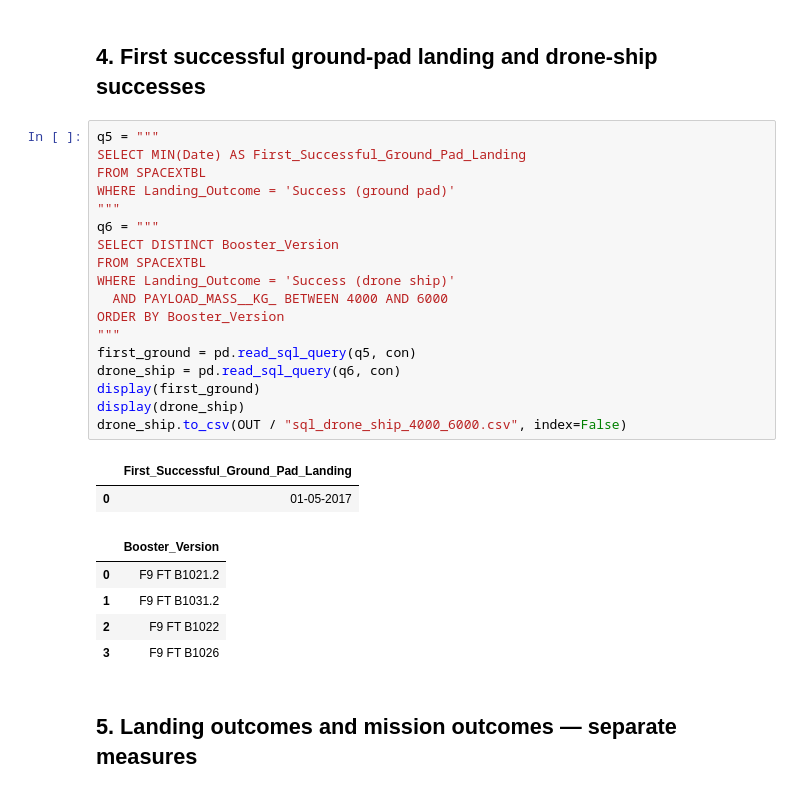
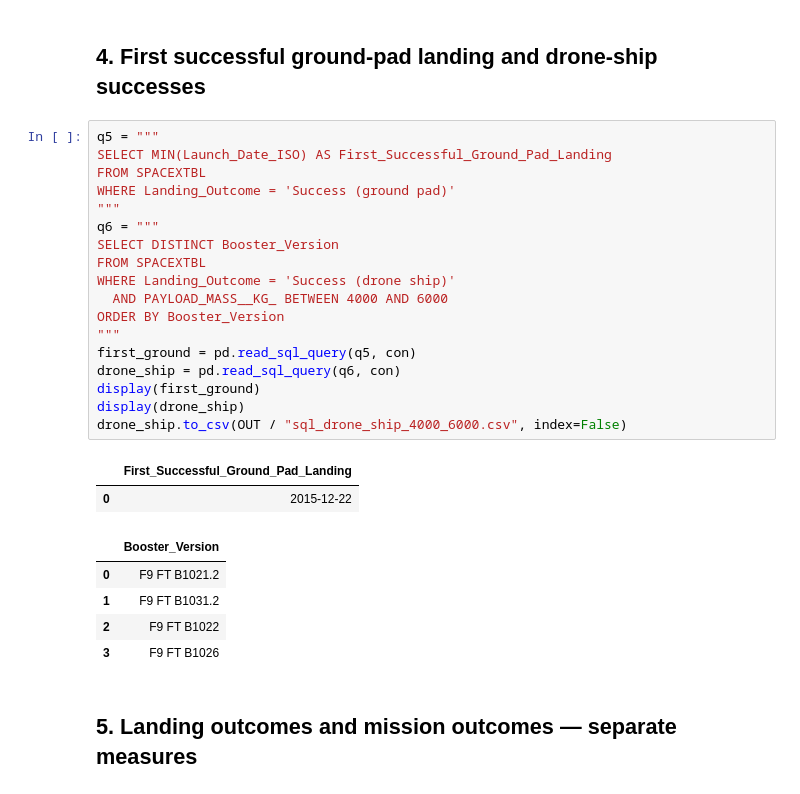
Before and after one commit to HLS-technologies/Data-Science-Capstone-Project-Report, a Jupyter notebook: outputs/executed_eda_sql.ipynb, the cells around one changed output. Drawn from its saved outputs; the diff is of its cells as text.

```diff
--- a/outputs/executed_eda_sql.ipynb
+++ b/outputs/executed_eda_sql.ipynb
@@ -106,25 +114,25 @@ display(avg_f9_v11)
 ## 4. First successful ground-pad landing and drone-ship successes
 # %%
 q5 = """
-SELECT MIN(Date) AS First_Successful_Ground_Pad_Landing
+SELECT MIN(Launch_Date_ISO) AS First_Successful_Ground_Pad_Landing
 FROM SPACEXTBL
 WHERE Landing_Outcome = 'Success (ground pad)'
 """
 q6 = """
 SELECT DISTINCT Booster_Version
 FROM SPACEXTBL
 WHERE Landing_Outcome = 'Success (drone ship)'
   AND PAYLOAD_MASS__KG_ BETWEEN 4000 AND 6000
 ORDER BY Booster_Version
 """
 first_ground = pd.read_sql_query(q5, con)
 drone_ship = pd.read_sql_query(q6, con)
 display(first_ground)
 display(drone_ship)
 drone_ship.to_csv(OUT / "sql_drone_ship_4000_6000.csv", index=False)
 # %% [output]
 |  | First_Successful_Ground_Pad_Landing |
-| 0 | 01-05-2017 |
+| 0 | 2015-12-22 |
 |  | Booster_Version |
 | 0 | F9 FT B1021.2 |
 | 1 | F9 FT B1031.2 |
```
Also changed, not shown: parts of 3 cells of this notebook, 14 other files.
